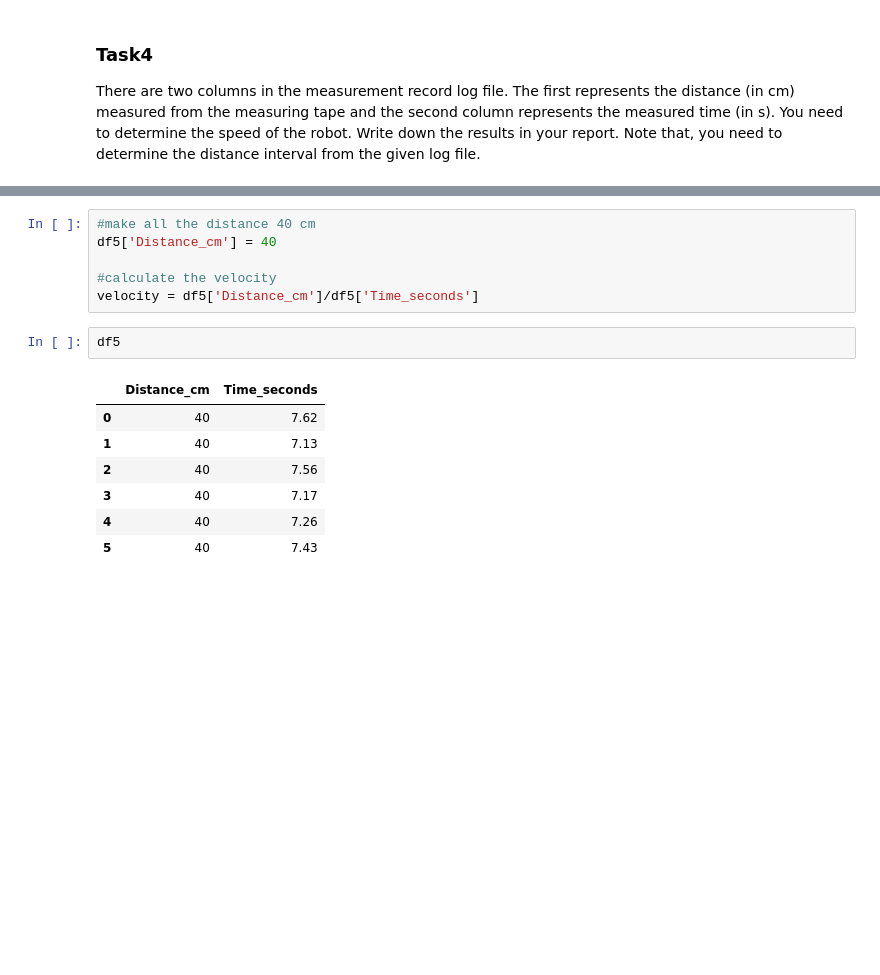
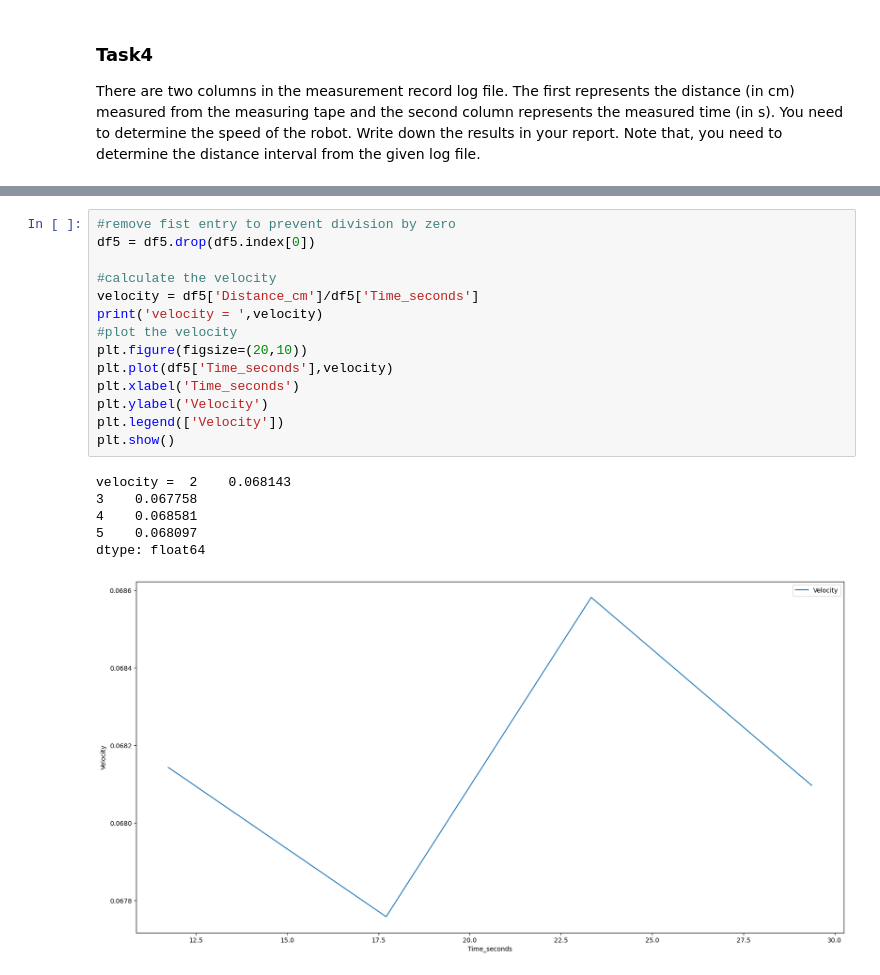
Before and after one commit to Nandu-Jagdish/BasicsOfSensorFusion23_Aalto, a Jupyter notebook: Project/part1.ipynb, the cells around one changed output, grey strips where cells are left out. Drawn from its saved outputs; the diff is of its cells as text; blank space fills up the shorter version.

```diff
--- a/Project/part1.ipynb
+++ b/Project/part1.ipynb
@@ -374,19 +417,24 @@ plt.show()
-# %%
-#make all the distance 40 cm
-df5['Distance_cm'] = 40
-
-#calculate the velocity
-velocity = df5['Distance_cm']/df5['Time_seconds']
-# %%
-df5
-# %% [output]
-|  | Distance_cm | Time_seconds |
-| 0 | 40 | 7.62 |
-| 1 | 40 | 7.13 |
-| 2 | 40 | 7.56 |
-| 3 | 40 | 7.17 |
-| 4 | 40 | 7.26 |
-| 5 | 40 | 7.43 |
+# %%
+#remove fist entry to prevent division by zero
+df5 = df5.drop(df5.index[0])
+
+#calculate the velocity
+velocity = df5['Distance_cm']/df5['Time_seconds']
+print('velocity = ',velocity)
+#plot the velocity
+plt.figure(figsize=(20,10))
+plt.plot(df5['Time_seconds'],velocity)
+plt.xlabel('Time_seconds')
+plt.ylabel('Velocity')
+plt.legend(['Velocity'])
+plt.show()
+# %% [output]
+velocity =  2    0.068143
+3    0.067758
+4    0.068581
+5    0.068097
+dtype: float64
+[figure, added]
 # %%
 print('velocity = ',velocity.mean())
 # %% [output]
```
Also changed, not shown: parts of 20 cells of this notebook, 3 other files.
